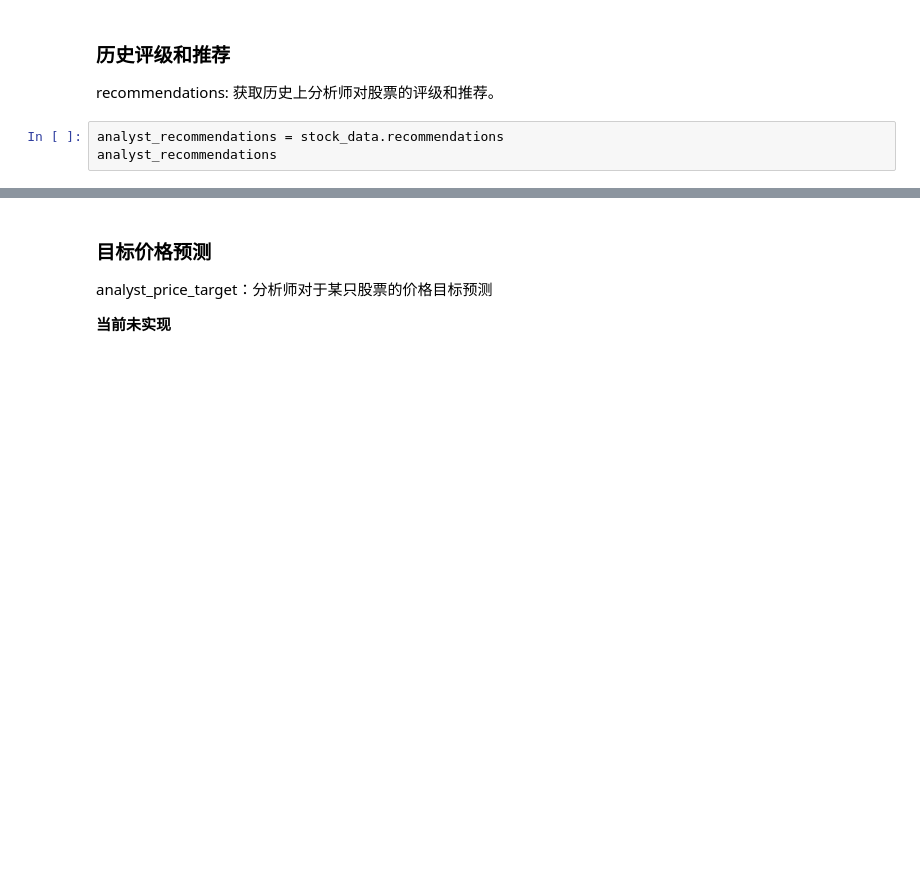
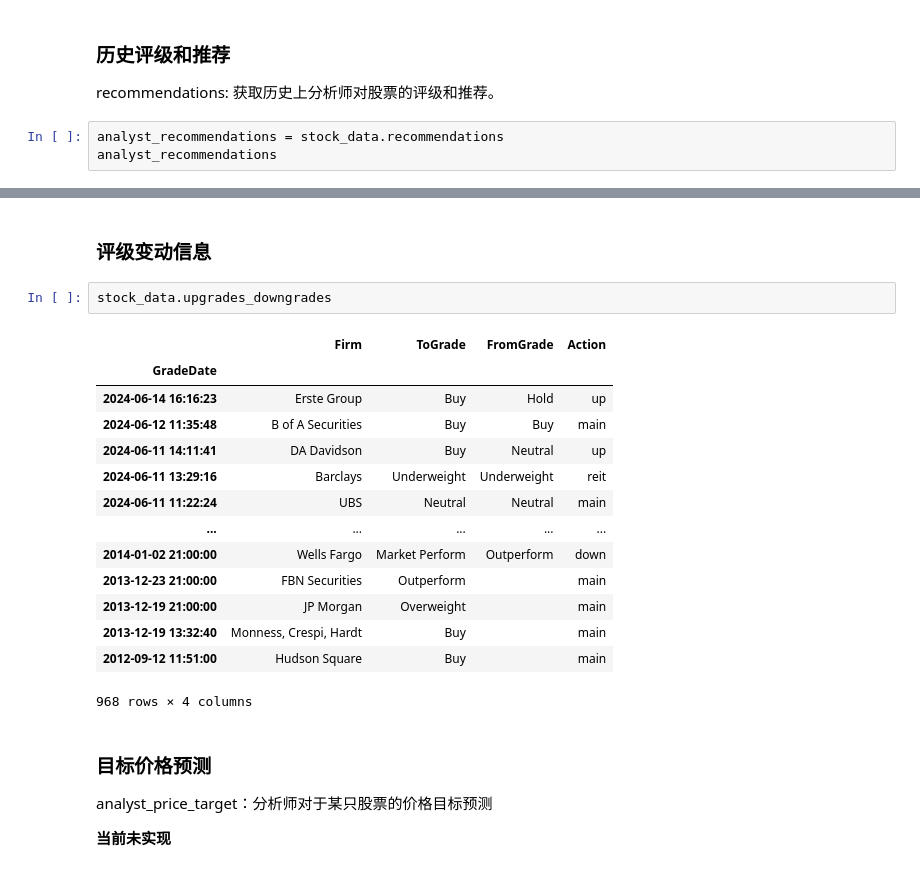
Before and after one commit to EveryFine/GeniusAI, a Jupyter notebook: GeniusChatbots/playground/datasource/How To Use yfinance Package.ipynb, the cells around one changed output, grey strips where cells are left out. Saved outputs shown, nothing was run; the diff lists cells and outputs as text; blank space fills up the shorter version.

```diff
--- a/GeniusChatbots/playground/datasource/How To Use yfinance Package.ipynb
+++ b/GeniusChatbots/playground/datasource/How To Use yfinance Package.ipynb
@@ -405,3 +457,22 @@ analyst_recommendations
+# %% [markdown]
+### 评级变动信息
+# %%
+stock_data.upgrades_downgrades
+# %% [output]
+|  | Firm | ToGrade | FromGrade | Action |
+| GradeDate |  |  |  |  |
+| 2024-06-14 16:16:23 | Erste Group | Buy | Hold | up |
+| 2024-06-12 11:35:48 | B of A Securities | Buy | Buy | main |
+| 2024-06-11 14:11:41 | DA Davidson | Buy | Neutral | up |
+| 2024-06-11 13:29:16 | Barclays | Underweight | Underweight | reit |
+| 2024-06-11 11:22:24 | UBS | Neutral | Neutral | main |
+| ... | ... | ... | ... | ... |
+| 2014-01-02 21:00:00 | Wells Fargo | Market Perform | Outperform | down |
+| 2013-12-23 21:00:00 | FBN Securities | Outperform |  | main |
+| 2013-12-19 21:00:00 | JP Morgan | Overweight |  | main |
+| 2013-12-19 13:32:40 | Monness, Crespi, Hardt | Buy |  | main |
+| 2012-09-12 11:51:00 | Hudson Square | Buy |  | main |
+968 rows × 4 columns
 # %% [markdown]
 ### 目标价格预测
 analyst_price_target：分析师对于某只股票的价格目标预测
```
Also changed, not shown: parts of 16 cells of this notebook.
